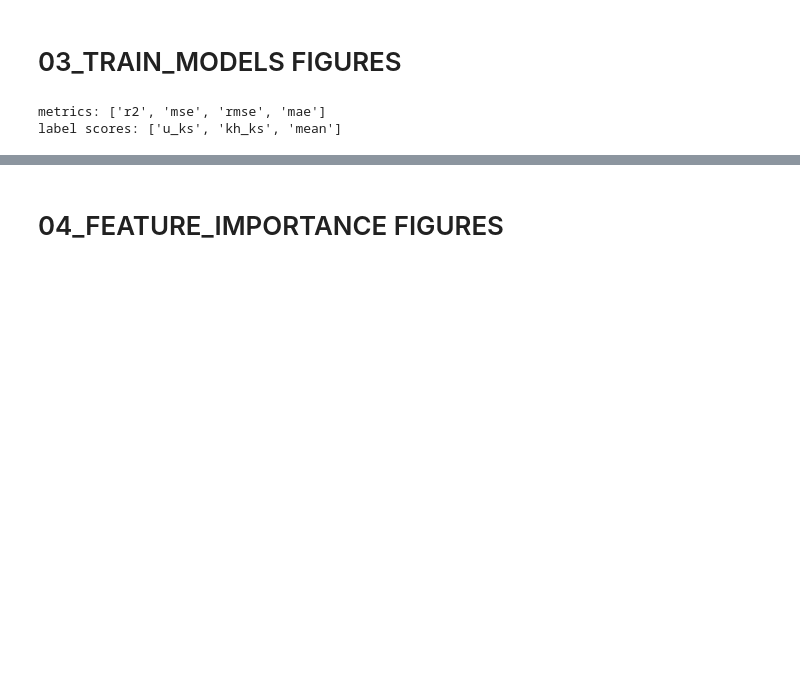
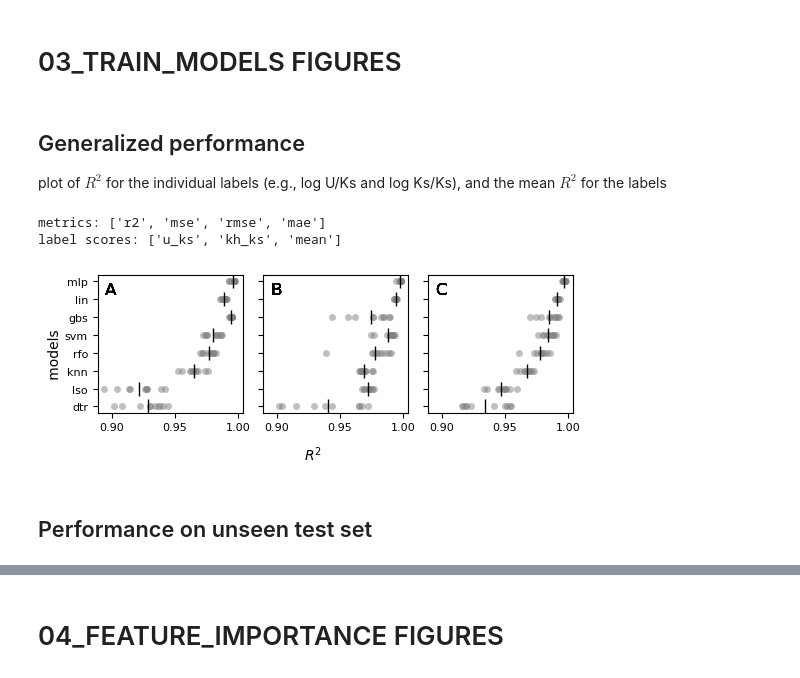
Before and after one commit to ricsatjr/landscape-evolution-ml, a Jupyter notebook: notebooks/figures-jgr-es.ipynb, the cells around one changed output, grey strips where cells are left out. Cells and saved outputs as stored; diff of their text form; code cells hidden in the pictures; blank space fills up the shorter version.

Commit message:
add code for performance on unseen test set

```diff
--- a/notebooks/figures-jgr-es.ipynb
+++ b/notebooks/figures-jgr-es.ipynb
@@ -8,6 +8,9 @@ import numpy as np
 PAGE_WIDTH_CM=14
 # %% [markdown]
 # 03_TRAIN_MODELS FIGURES
+# %% [markdown]
+## Generalized performance
+plot of $R^2$ for the individual labels (e.g., log U/Ks and log Ks/Ks), and the mean $R^2$ for the labels
 # %%
 # Define input file path
 data_dir = Path.cwd().parent / "outputs" / "models" / "full-features"
@@ -54,36 +57,43 @@ mean_label_scores=[results[m][f'mean_test_{metric}'] for m in models]
 sort_indices=np.argsort(mean_label_scores)
 sorted_models=[models[i] for i in sort_indices]
 
 # initialize figure
 plt.close("all")
 fig,axes=plt.subplots(nrows=1,ncols=len(label_scores),figsize=(fig_width_cm/2.54,fig_height_cm/2.54),sharey=True,sharex=True)
 sp_label=['A','B','C']
 # loop through sorted models
 for sm, smodel in enumerate(sorted_models):
     # loop through label scores and figure axes
     for l,label in enumerate(label_scores):
         # get data to plot
         if 'mean' not in label:
             cv_scores=np.vstack(results[smodel][f'per_target_{metric}'])[:,l]
             mean_cv_score=np.mean(np.vstack(results[smodel][f'per_target_{metric}'])[:,l])
         else:
             cv_scores=results[smodel][f'test_{metric}']
             mean_cv_score=results[smodel][f'mean_test_{metric}']
         # plot data
         axes[l].plot(cv_scores,sm*np.ones(len(cv_scores)),'o',lw=0, mfc='0.5', alpha=0.5,mew=0,ms=ms_cv)
         axes[l].plot(mean_cv_score,sm,'k|',lw=2,ms=ms_cv_mean,mew=1)
 
-        # add x-axis label
-        if sm==0:
-            axes[l].set_xlabel(metric_label,fontsize=fs_xlab)
-            axes[l].tick_params(axis='x', labelsize=fs_xtlab)
+        # set xticklabel fontsize
+        axes[l].tick_params(labelsize=fs_xtlab)
+
         # add subplot label
         axes[l].text(0.05,0.95,sp_label[l],ha='left',va='top',fontsize=fs_annot,transform=axes[l].transAxes)
 
 # rename y-axis tick labels
 axes[0].set_yticks(np.arange(len(models)))
 axes[0].set_yticklabels(sorted_models,fontsize=fs_ytlab)
-fig.tight_layout()
+
+# add x-axis label
+fig.supxlabel(metric_label,fontsize=fs_xlab)
+fig.supylabel('      models',fontsize=fs_xlab)
+fig.tight_layout(pad=0.5)
 fig.savefig(f'{filename.split(",")[0]}-{metric}.jpg',dpi=fig_dpi)
 fig.savefig(f'{filename.split(",")[0]}-{metric}.svg')
-plt.close("all")
+# plt.close("all")
+# %% [output]
+[figure, added]
+# %% [markdown]
+## Performance on unseen test set
```
Also changed, not shown: parts of 3 cells of this notebook.
